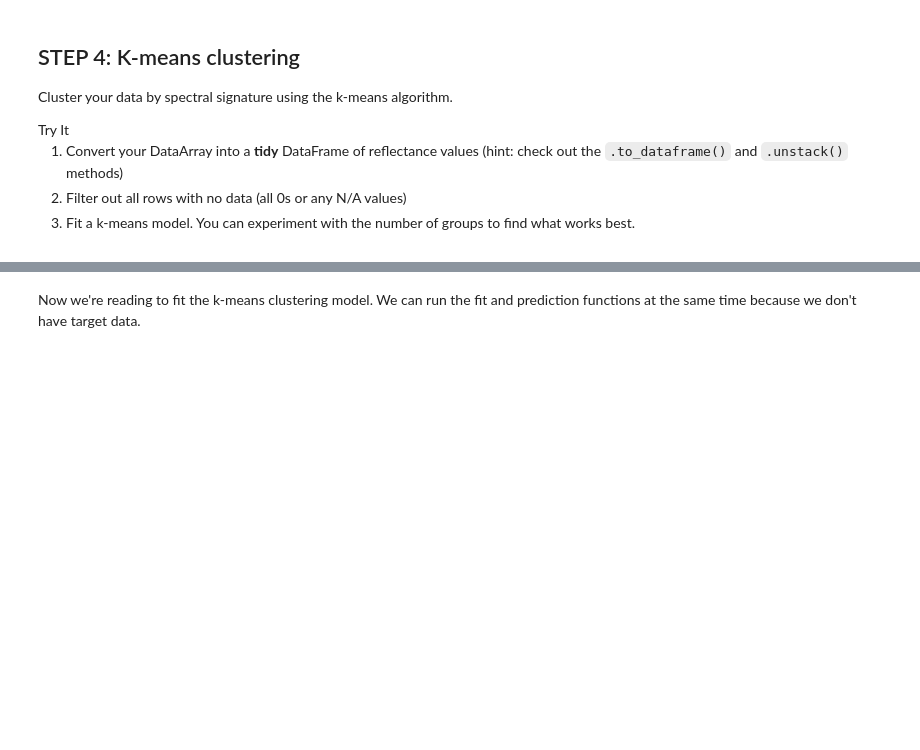
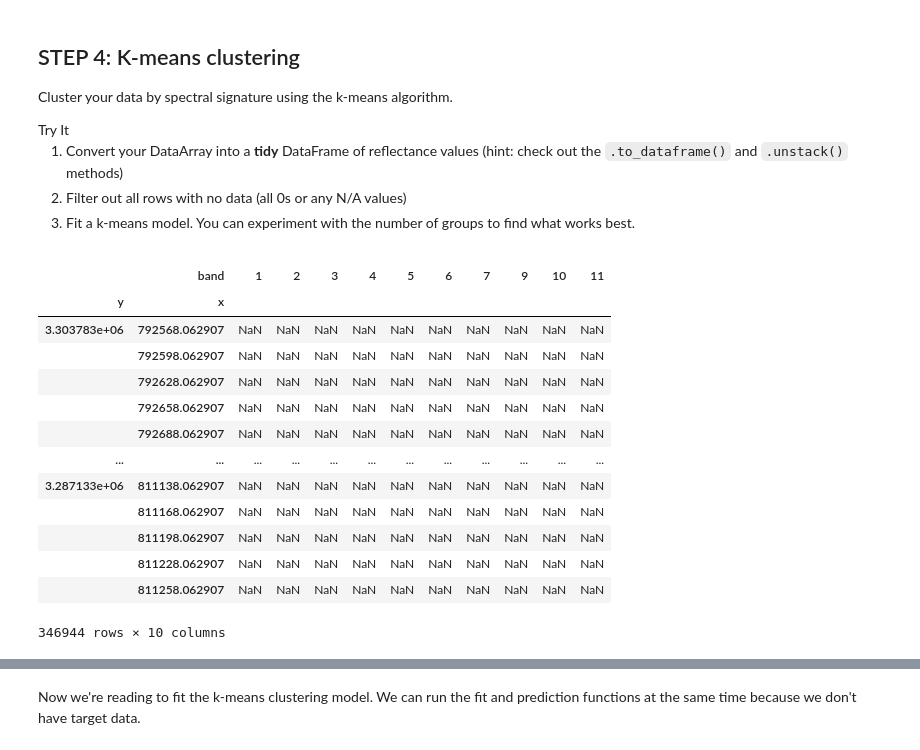
Before and after one commit to earthlab-education/spring-02-land-cover-clustering-nym-veach, a Jupyter notebook: clustering.ipynb, the cells around one changed output, grey strips where cells are left out. Saved outputs shown, nothing was run; the diff lists cells and outputs as text; code cells hidden in the pictures; blank space fills up the shorter version.

```diff
--- a/clustering.ipynb
+++ b/clustering.ipynb
@@ -880,5 +880,33 @@ find what works best.</li>
 </ol></div></div>
 # %%
 ### Convert spectral DataArray to a tidy DataFrame
+model_df = (reflectance_da
 
-### filter out rows with no data
+            # Flatten the array into a long dataframe
+            .to_dataframe()
+
+            # Select the reflectance column
+            .reflectance
+
+            # Make the table wide: each row will be pixel location
+            # And each column is a spectral band with the reflectance value
+            .unstack('band')
+)
+
+# Check dataframe
+model_df
+# %% [output]
+|  | band | 1 | 2 | 3 | 4 | 5 | 6 | 7 | 9 | 10 | 11 |
+| y | x |  |  |  |  |  |  |  |  |  |  |
+| 3.303783e+06 | 792568.062907 | NaN | NaN | NaN | NaN | NaN | NaN | NaN | NaN | NaN | NaN |
+|  | 792598.062907 | NaN | NaN | NaN | NaN | NaN | NaN | NaN | NaN | NaN | NaN |
+|  | 792628.062907 | NaN | NaN | NaN | NaN | NaN | NaN | NaN | NaN | NaN | NaN |
+|  | 792658.062907 | NaN | NaN | NaN | NaN | NaN | NaN | NaN | NaN | NaN | NaN |
+|  | 792688.062907 | NaN | NaN | NaN | NaN | NaN | NaN | NaN | NaN | NaN | NaN |
+| ... | ... | ... | ... | ... | ... | ... | ... | ... | ... | ... | ... |
+| 3.287133e+06 | 811138.062907 | NaN | NaN | NaN | NaN | NaN | NaN | NaN | NaN | NaN | NaN |
+|  | 811168.062907 | NaN | NaN | NaN | NaN | NaN | NaN | NaN | NaN | NaN | NaN |
+|  | 811198.062907 | NaN | NaN | NaN | NaN | NaN | NaN | NaN | NaN | NaN | NaN |
+|  | 811228.062907 | NaN | NaN | NaN | NaN | NaN | NaN | NaN | NaN | NaN | NaN |
+|  | 811258.062907 | NaN | NaN | NaN | NaN | NaN | NaN | NaN | NaN | NaN | NaN |
+346944 rows × 10 columns
```
Also changed, not shown: parts of 15 cells of this notebook.
